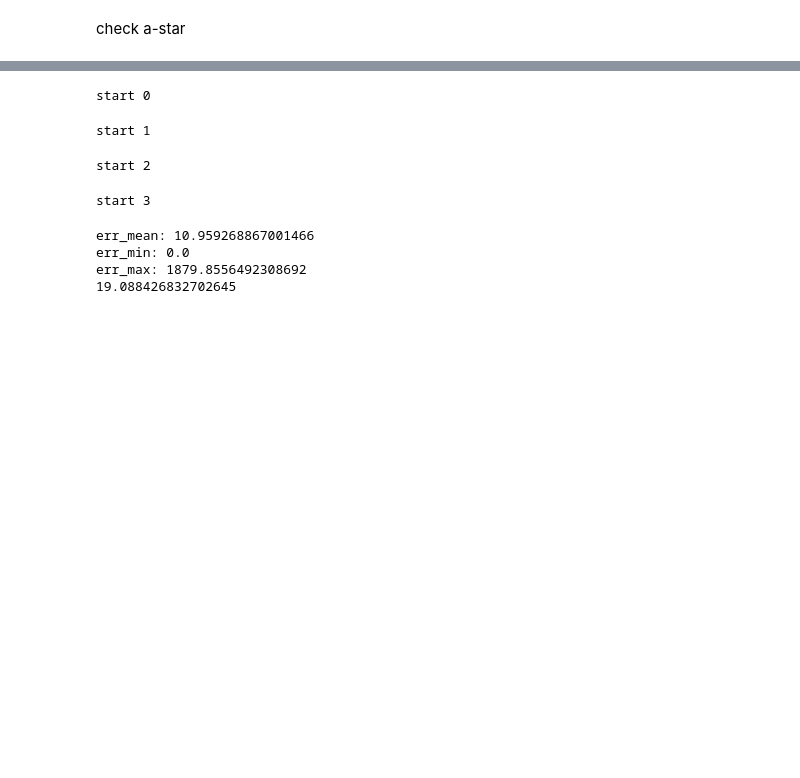
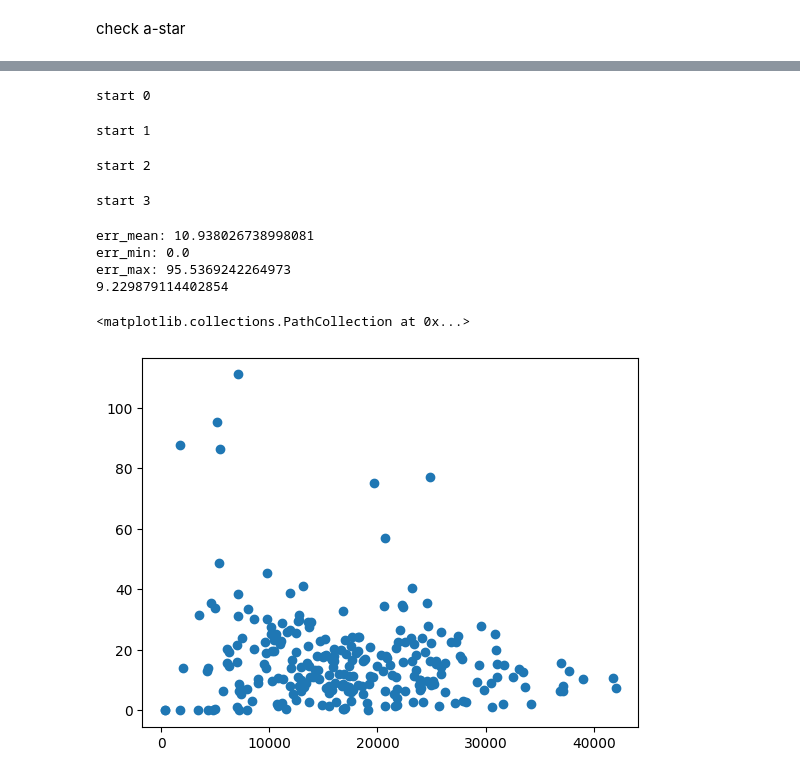
Before and after one commit to romanroff/graph_clustering, a Jupyter notebook: notebooks/test_a_star_new_clustering.ipynb, the cells around one changed output, grey strips where cells are left out. Cells and saved outputs as stored; diff of their text form; code cells hidden in the pictures; blank space fills up the shorter version.

```diff
--- a/notebooks/test_a_star_new_clustering.ipynb
+++ b/notebooks/test_a_star_new_clustering.ipynb
@@ -315,3 +393,18 @@ g1, cls2c = build_center_graph(g, cms, ad_mat, cls2n)
+# %%
+c1 = 0
+c2 = 234
+
+center1, center2 = cls2c[c1], cls2c[c2]
+path = tuple(upper_path(nx.shortest_path(g, center1, center2, weight='length'), g))
+stat = get_statistic_per_point(g,c1,c2,cms, True)
+stat = list(stat.items())
+stat.sort(key=lambda x: -x[1])
+stat = dict(stat)
+for k, v in stat.items():
+    if k == path:
+        print(v, 'eq')
+    else:
+        print(v)
 # %%
 def build_geodetic(g_centers, ad_mat):
     paths = dict(tqdm(nx.all_pairs_dijkstra_path(g_centers, weight='length'), total=(len(g_centers.nodes()))))
@@ -655,9 +746,9 @@ def do_calc(data):
         start = time.time()
         for _ in range(num_iter):
             # h_l, h_p  = find_path_length_k_paths(g, g1, ad_mat,cms, cls2c, p1, p2, cls2n)
-            # h_l, h_p = find_path_length_h(g, g1, ad_mat,cms, cls2c, p1, p2, cls2n)
+            h_l, h_p = find_path_length_h(g, g1, ad_mat,cms, cls2c, p1, p2, cls2n)
             # h_l, h_p = find_path_length_h(g, p1, p2)
-            h_l, h_p = find_path_length_h_with_graphs(g,p1, p2)
+            # h_l, h_p = find_path_length_h_with_graphs(g,p1, p2)
 
         time_h = time.time() - start
 
@@ -693,10 +784,15 @@ start 0
 start 1
 start 2
 start 3
-err_mean: 10.959268867001466
+err_mean: 10.938026738998081
 err_min: 0.0
-err_max: 1879.8556492308692
-19.088426832702645
+err_max: 95.5369242264973
+9.229879114402854
+# %%
+plt.scatter(l['l'],np.array(l['delta']))
+# %% [output]
+<matplotlib.collections.PathCollection at 0x...>
+[figure, added]
 # %%
 from matplotlib import pyplot as plt
 
```
Also changed, not shown: parts of 21 cells of this notebook.
